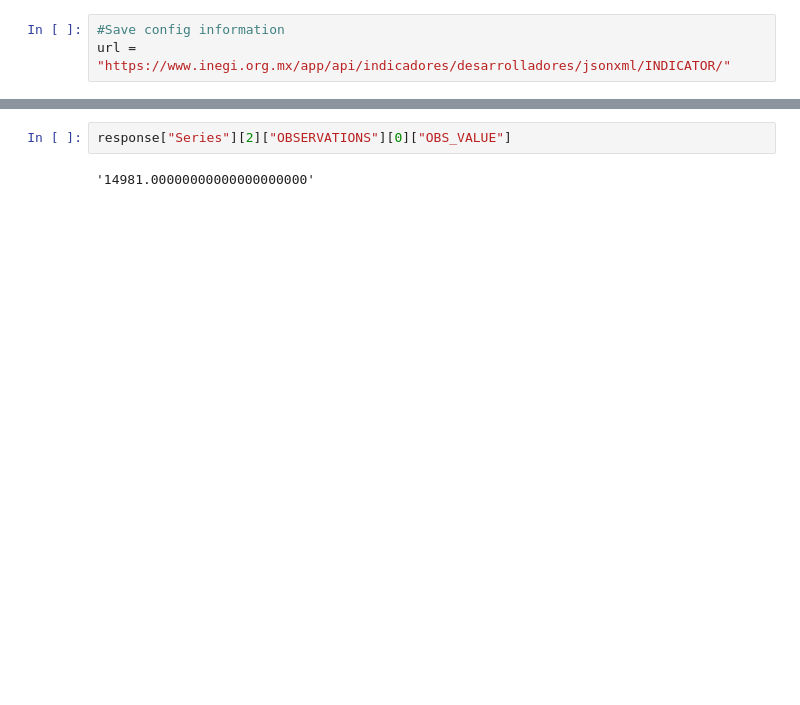
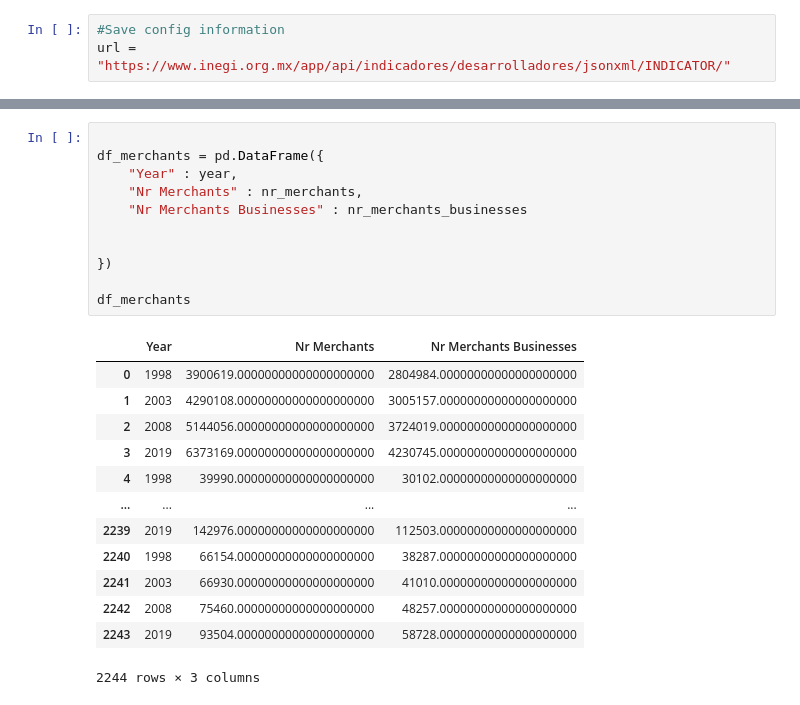
Before and after one commit to damontufar/project1, a Jupyter notebook: data_cleanup/Economic_Data.ipynb, the cells around one changed output, grey strips where cells are left out. Drawn from its saved outputs; the diff is of its cells as text; blank space fills up the shorter version.

```diff
--- a/data_cleanup/Economic_Data.ipynb
+++ b/data_cleanup/Economic_Data.ipynb
@@ -49,7 +120,28 @@ print(json.dumps(response, indent = 4))
         }
     ]
 }
-# %%
-response["Series"][2]["OBSERVATIONS"][0]["OBS_VALUE"]
-# %% [output]
-'14981.00000000000000000000'
+# %%
+
+df_merchants = pd.DataFrame({
+    "Year" : year,
+    "Nr Merchants" : nr_merchants,
+    "Nr Merchants Businesses" : nr_merchants_businesses
+
+
+})
+
+df_merchants
+# %% [output]
+|  | Year | Nr Merchants | Nr Merchants Businesses |
+| 0 | 1998 | 3900619.00000000000000000000 | 2804984.00000000000000000000 |
+| 1 | 2003 | 4290108.00000000000000000000 | 3005157.00000000000000000000 |
+| 2 | 2008 | 5144056.00000000000000000000 | 3724019.00000000000000000000 |
+| 3 | 2019 | 6373169.00000000000000000000 | 4230745.00000000000000000000 |
+| 4 | 1998 | 39990.00000000000000000000 | 30102.00000000000000000000 |
+| ... | ... | ... | ... |
+| 2239 | 2019 | 142976.00000000000000000000 | 112503.00000000000000000000 |
+| 2240 | 1998 | 66154.00000000000000000000 | 38287.00000000000000000000 |
+| 2241 | 2003 | 66930.00000000000000000000 | 41010.00000000000000000000 |
+| 2242 | 2008 | 75460.00000000000000000000 | 48257.00000000000000000000 |
+| 2243 | 2019 | 93504.00000000000000000000 | 58728.00000000000000000000 |
+2244 rows × 3 columns
```
Also changed, not shown: parts of 12 cells of this notebook.
